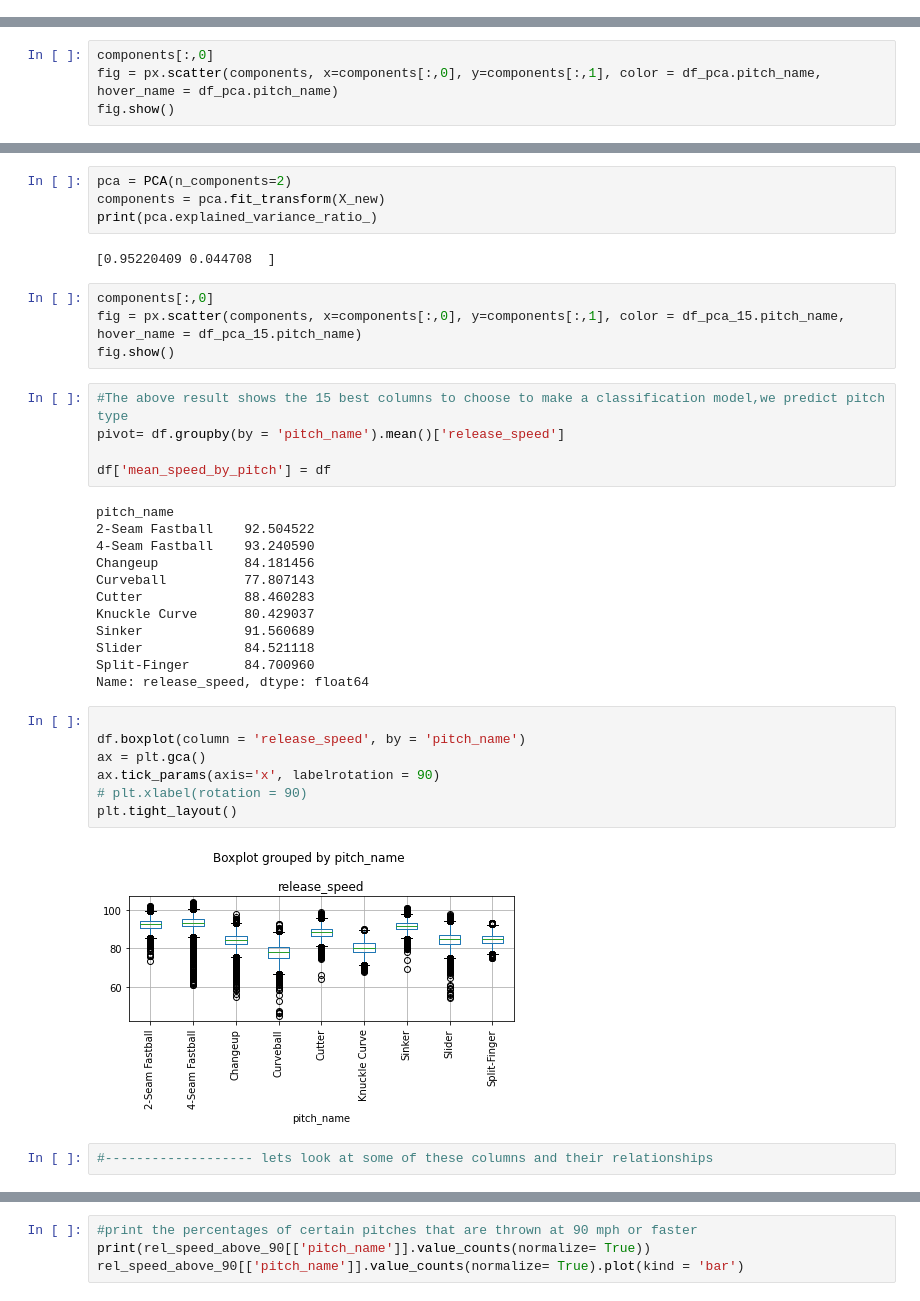
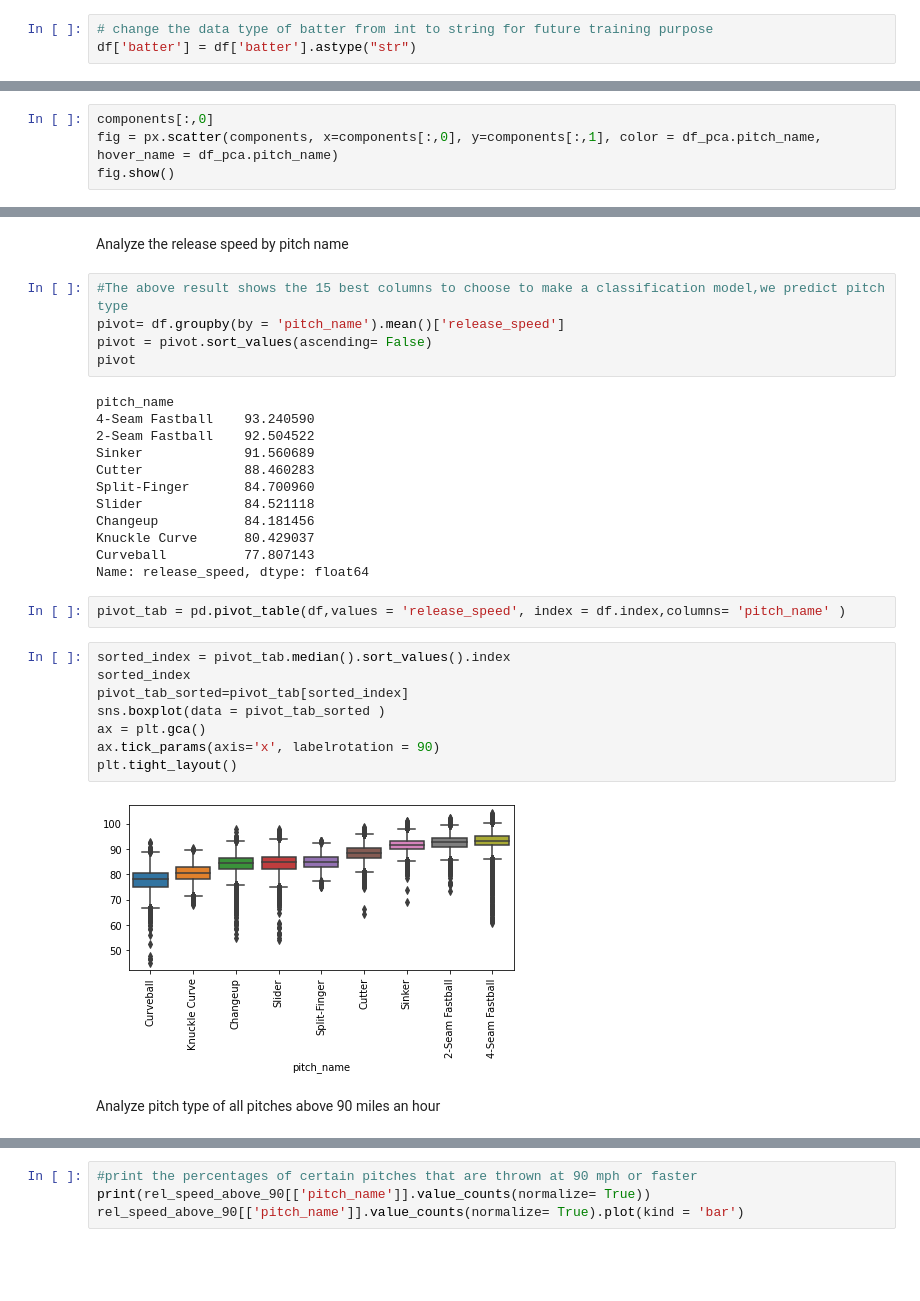
Before and after one commit to gihonglee/MLB_project, a Jupyter notebook: mlb-eda.ipynb, the cells around one changed output, grey strips where cells are left out. Saved outputs shown, nothing was run; the diff lists cells and outputs as text; blank space fills up the shorter version.

```diff
--- a/mlb-eda.ipynb
+++ b/mlb-eda.ipynb
@@ -86,3 +97,6 @@ shape of df before dropping high null columns (718011, 93)
 shape of df after dropping high null columns (718011, 67)
 size before droping high null columns (718011, 67)
 size after droping high null columns (700635, 67)
+# %%
+# change the data type of batter from int to string for future training purpose
+df['batter'] = df['batter'].astype("str")
@@ -192,41 +311,36 @@ invalid value encountered in true_divide
-# %%
-pca = PCA(n_components=2)
-components = pca.fit_transform(X_new)
-print(pca.explained_variance_ratio_)
-# %% [output]
-[0.95220409 0.044708  ]
-# %%
-components[:,0]
-fig = px.scatter(components, x=components[:,0], y=components[:,1], color = df_pca_15.pitch_name, hover_name = df_pca_15.pitch_name)
-fig.show()
+# %% [markdown]
+Analyze the release speed by pitch name
 # %%
 #The above result shows the 15 best columns to choose to make a classification model,we predict pitch type
 pivot= df.groupby(by = 'pitch_name').mean()['release_speed']
-
-df['mean_speed_by_pitch'] = df
+pivot = pivot.sort_values(ascending= False)
+pivot
 # %% [output]
 pitch_name
+4-Seam Fastball    93.240590
 2-Seam Fastball    92.504522
-4-Seam Fastball    93.240590
+Sinker             91.560689
+Cutter             88.460283
+Split-Finger       84.700960
+Slider             84.521118
 Changeup           84.181456
+Knuckle Curve      80.429037
 Curveball          77.807143
-Cutter             88.460283
-Knuckle Curve      80.429037
-Sinker             91.560689
-Slider             84.521118
-Split-Finger       84.700960
 Name: release_speed, dtype: float64
+# %%
+pivot_tab = pd.pivot_table(df,values = 'release_speed', index = df.index,columns= 'pitch_name' )
 # %%
-
-df.boxplot(column = 'release_speed', by = 'pitch_name')
+sorted_index = pivot_tab.median().sort_values().index
+sorted_index
+pivot_tab_sorted=pivot_tab[sorted_index]
+sns.boxplot(data = pivot_tab_sorted )
 ax = plt.gca()
 ax.tick_params(axis='x', labelrotation = 90)
-# plt.xlabel(rotation = 90)
 plt.tight_layout()
 # %% [output]
-[figure, old version]
+[figure, new version]
-# %%
-#------------------- lets look at some of these columns and their relationships
+# %% [markdown]
+Analyze pitch type of all pitches above 90 miles an hour
 # %%
 #analyze pitch type of all pitches above 90 miles an hour
 rel_speed_above_90 = df[df.release_speed > 90]
```
Also changed, not shown: parts of 32 cells of this notebook.
